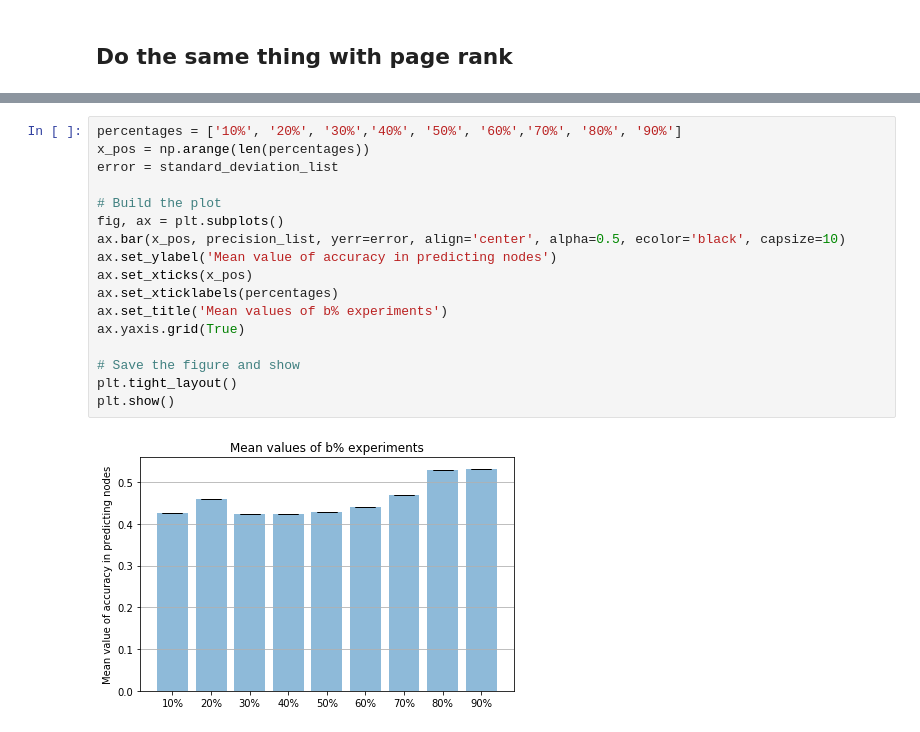
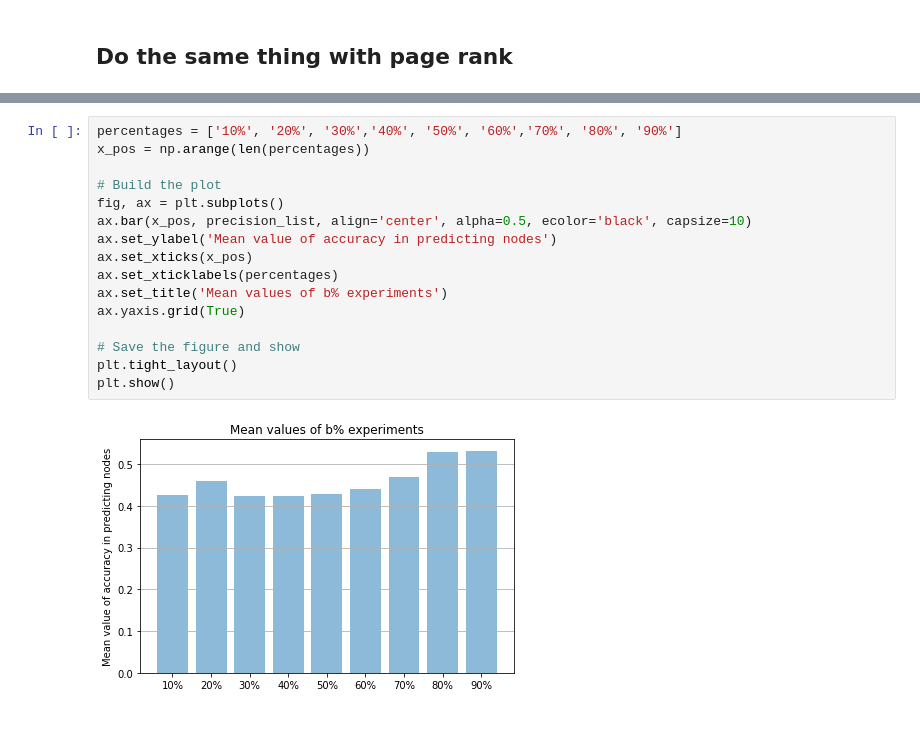
Before and after one commit to leobouts/data_science_practice, a Jupyter notebook: PoliticalBlogs.ipynb, the cells around one changed output, grey strips where cells are left out. Saved outputs shown, nothing was run; the diff lists cells and outputs as text.

```diff
--- a/PoliticalBlogs.ipynb
+++ b/PoliticalBlogs.ipynb
@@ -410,19 +396,18 @@ Now computing nodes for: 90 %
 # %%
 percentages = ['10%', '20%', '30%','40%', '50%', '60%','70%', '80%', '90%']
 x_pos = np.arange(len(percentages))
-error = standard_deviation_list
 
 # Build the plot
 fig, ax = plt.subplots()
-ax.bar(x_pos, precision_list, yerr=error, align='center', alpha=0.5, ecolor='black', capsize=10)
+ax.bar(x_pos, precision_list, align='center', alpha=0.5, ecolor='black', capsize=10)
 ax.set_ylabel('Mean value of accuracy in predicting nodes')
 ax.set_xticks(x_pos)
 ax.set_xticklabels(percentages)
 ax.set_title('Mean values of b% experiments')
 ax.yaxis.grid(True)
 
 # Save the figure and show
 plt.tight_layout()
 plt.show()
 # %% [output]
-[figure, old version]
+[figure, new version]
```
Also changed, not shown: parts of 1 cell of this notebook.
